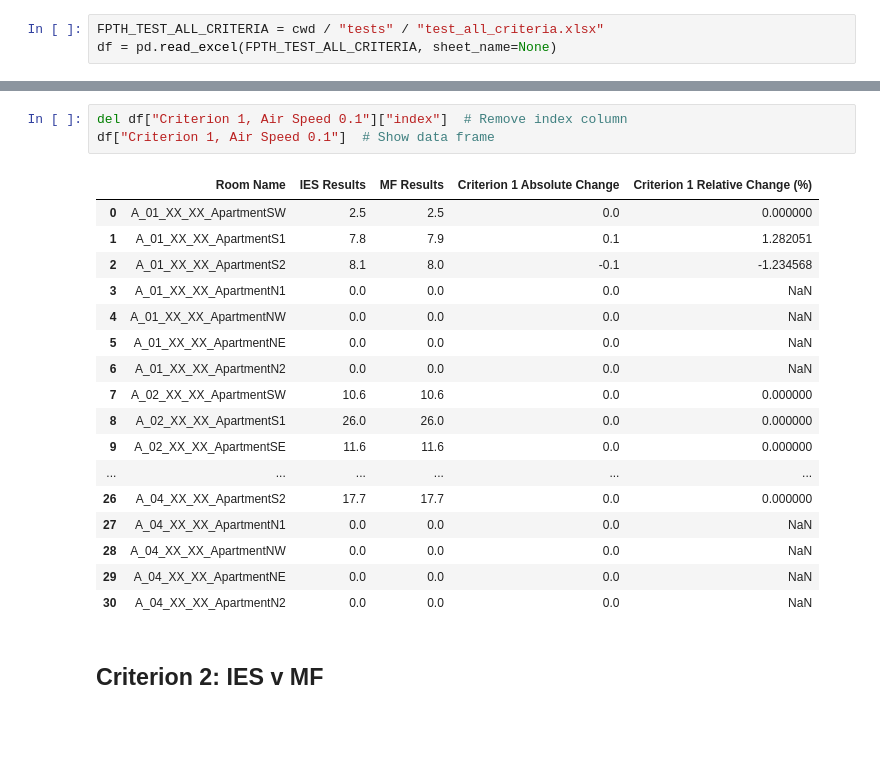
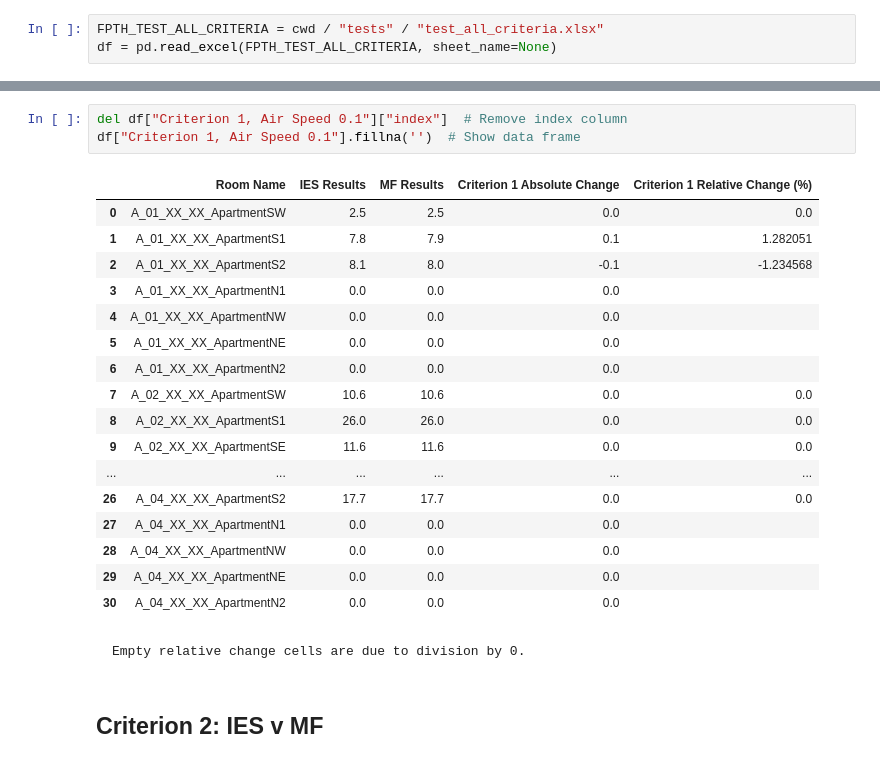
Before and after one commit to maxfordham/adaptive-comfort, a Jupyter notebook: docs/tests.ipynb, the cells around one changed output, grey strips where cells are left out. Drawn from its saved outputs; the diff is of its cells as text; blank space fills up the shorter version.

````diff
--- a/docs/tests.ipynb
+++ b/docs/tests.ipynb
@@ -88,24 +90,28 @@ We will look at the absolute difference and relative difference between the IES
 # %%
 del df["Criterion 1, Air Speed 0.1"]["index"]  # Remove index column
-df["Criterion 1, Air Speed 0.1"]  # Show data frame
+df["Criterion 1, Air Speed 0.1"].fillna('')  # Show data frame
 # %% [output]
 |  | Room Name | IES Results | MF Results | Criterion 1 Absolute Change | Criterion 1 Relative Change (%) |
-| 0 | A_01_XX_XX_ApartmentSW | 2.5 | 2.5 | 0.0 | 0.000000 |
+| 0 | A_01_XX_XX_ApartmentSW | 2.5 | 2.5 | 0.0 | 0.0 |
 | 1 | A_01_XX_XX_ApartmentS1 | 7.8 | 7.9 | 0.1 | 1.282051 |
 | 2 | A_01_XX_XX_ApartmentS2 | 8.1 | 8.0 | -0.1 | -1.234568 |
-| 3 | A_01_XX_XX_ApartmentN1 | 0.0 | 0.0 | 0.0 | NaN |
-| 4 | A_01_XX_XX_ApartmentNW | 0.0 | 0.0 | 0.0 | NaN |
-| 5 | A_01_XX_XX_ApartmentNE | 0.0 | 0.0 | 0.0 | NaN |
-| 6 | A_01_XX_XX_ApartmentN2 | 0.0 | 0.0 | 0.0 | NaN |
-| 7 | A_02_XX_XX_ApartmentSW | 10.6 | 10.6 | 0.0 | 0.000000 |
-| 8 | A_02_XX_XX_ApartmentS1 | 26.0 | 26.0 | 0.0 | 0.000000 |
-| 9 | A_02_XX_XX_ApartmentSE | 11.6 | 11.6 | 0.0 | 0.000000 |
+| 3 | A_01_XX_XX_ApartmentN1 | 0.0 | 0.0 | 0.0 |  |
+| 4 | A_01_XX_XX_ApartmentNW | 0.0 | 0.0 | 0.0 |  |
+| 5 | A_01_XX_XX_ApartmentNE | 0.0 | 0.0 | 0.0 |  |
+| 6 | A_01_XX_XX_ApartmentN2 | 0.0 | 0.0 | 0.0 |  |
+| 7 | A_02_XX_XX_ApartmentSW | 10.6 | 10.6 | 0.0 | 0.0 |
+| 8 | A_02_XX_XX_ApartmentS1 | 26.0 | 26.0 | 0.0 | 0.0 |
+| 9 | A_02_XX_XX_ApartmentSE | 11.6 | 11.6 | 0.0 | 0.0 |
 | ... | ... | ... | ... | ... | ... |
-| 26 | A_04_XX_XX_ApartmentS2 | 17.7 | 17.7 | 0.0 | 0.000000 |
-| 27 | A_04_XX_XX_ApartmentN1 | 0.0 | 0.0 | 0.0 | NaN |
-| 28 | A_04_XX_XX_ApartmentNW | 0.0 | 0.0 | 0.0 | NaN |
-| 29 | A_04_XX_XX_ApartmentNE | 0.0 | 0.0 | 0.0 | NaN |
-| 30 | A_04_XX_XX_ApartmentN2 | 0.0 | 0.0 | 0.0 | NaN |
+| 26 | A_04_XX_XX_ApartmentS2 | 17.7 | 17.7 | 0.0 | 0.0 |
+| 27 | A_04_XX_XX_ApartmentN1 | 0.0 | 0.0 | 0.0 |  |
+| 28 | A_04_XX_XX_ApartmentNW | 0.0 | 0.0 | 0.0 |  |
+| 29 | A_04_XX_XX_ApartmentNE | 0.0 | 0.0 | 0.0 |  |
+| 30 | A_04_XX_XX_ApartmentN2 | 0.0 | 0.0 | 0.0 |  |
+# %% [markdown]
+```{note}
+Empty relative change cells are due to division by 0.
+```
 # %% [markdown]
 ## Criterion 2: IES v MF
 # %%
````
Also changed, not shown: parts of 8 cells of this notebook, 3 other files.
